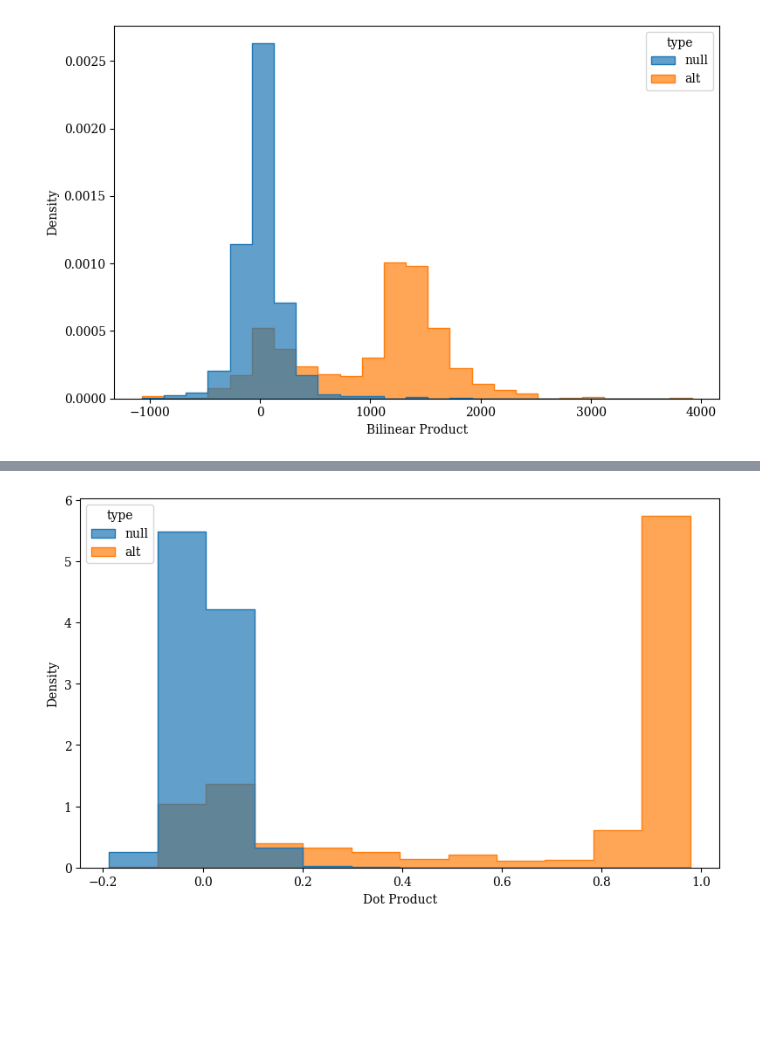
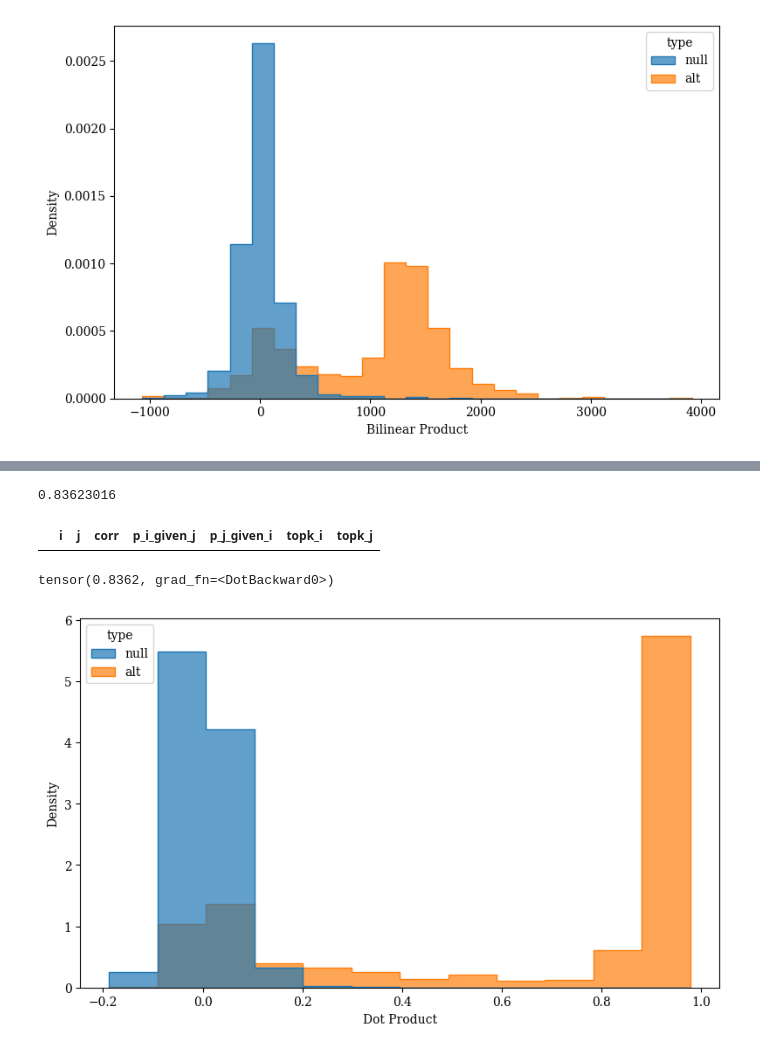
Before and after one commit to shariarvg/recurring_features, a Jupyter notebook: results.ipynb, the cells around one changed output, grey strips where cells are left out. Cells and saved outputs as stored; diff of their text form; code cells hidden in the pictures; blank space fills up the shorter version.

```diff
--- a/results.ipynb
+++ b/results.ipynb
@@ -435,3 +558,15 @@ len(heap)
+# %%
+W_a[m1,:]@W_b[m2,:]
+# %% [output]
+0.83623016
+# %%
+df[(df['i']==21514)]
+# %% [output]
+|  | i | j | corr | p_i_given_j | p_j_given_i | topk_i | topk_j |
+# %%
+sae1.W_dec[m1,:]@sae2.W_dec[m2,:]
+# %% [output]
+tensor(0.8362, grad_fn=<DotBackward0>)
 # %%
 # Compute null distribution
 ans = []
```
Also changed, not shown: parts of 12 cells of this notebook, 2 other files.
